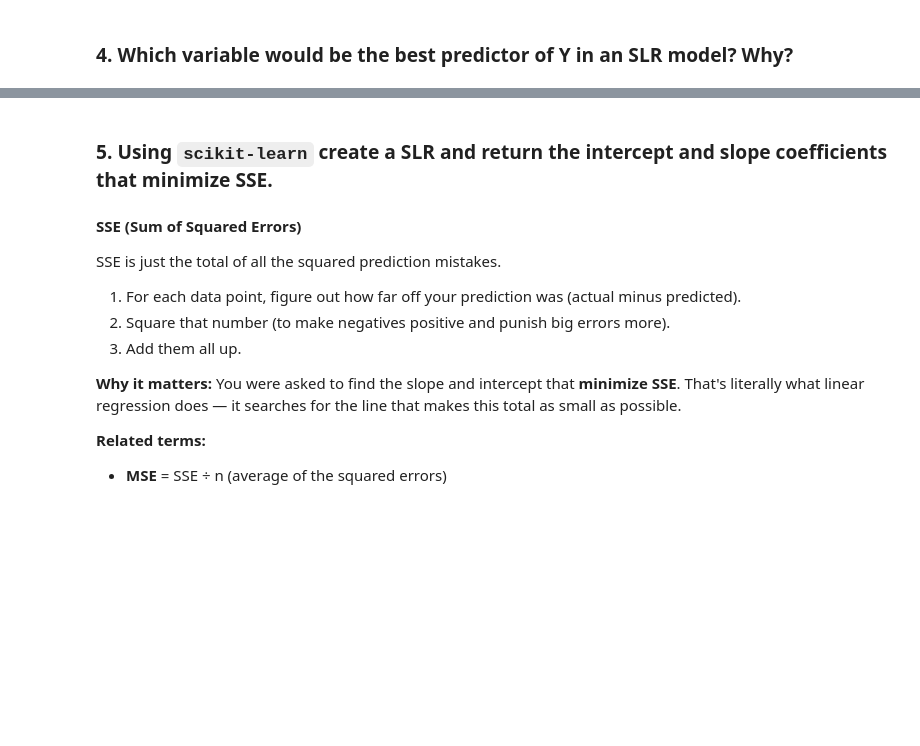
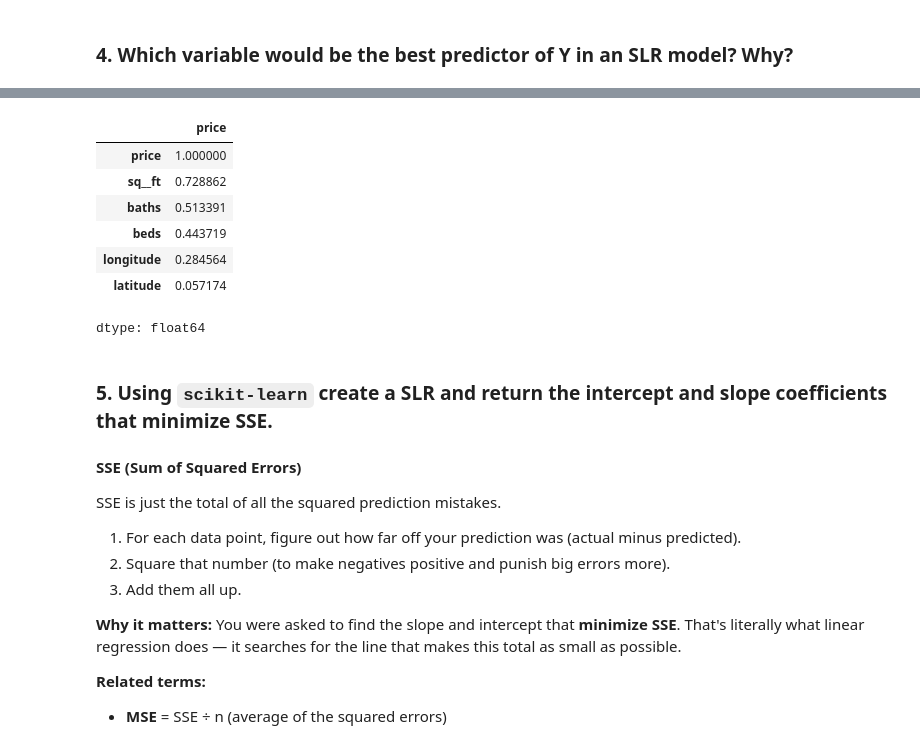
Before and after one commit to juanatga/DSB-Unit-03, a Jupyter notebook: labs/01 - Regression-Sacramento/lab-regression-sacramento-JUAN-OROZCOVICH.ipynb, the cells around one changed output, grey strips where cells are left out. Cells and saved outputs as stored; diff of their text form; code cells hidden in the pictures; blank space fills up the shorter version.

```diff
--- a/labs/01 - Regression-Sacramento/lab-regression-sacramento-JUAN-OROZCOVICH.ipynb
+++ b/labs/01 - Regression-Sacramento/lab-regression-sacramento-JUAN-OROZCOVICH.ipynb
@@ -627,9 +691,18 @@ sns.heatmap(corr_mtx, annot=True, cmap='coolwarm', fmt='.2f', linewidths=0.5)
 # %%
 # THE CORRELATION MATRIX LOOKS NICE AND THE HEATMAP IS COOL, BUT I DONT NEED ALL
 # THAT INFO. I ONLY NEED TO SEE THE CORRELATION OF THE TARGET VARIABLE (PRICE)
 
-target_corr = clean_df.corr(numeric_only=True)[target_col].sort_values(ascending=False)
+target_corr = corr_mtx[target_col].sort_values(ascending=False)
 display(target_corr)
+# %% [output]
+|  | price |
+| price | 1.000000 |
+| sq__ft | 0.728862 |
+| baths | 0.513391 |
+| beds | 0.443719 |
+| longitude | 0.284564 |
+| latitude | 0.057174 |
+dtype: float64
 # %%
 # To the question "Which variable would be the best predictor of Y in an SLR model? Why?"
 
```
Also changed, not shown: parts of 29 cells of this notebook.
